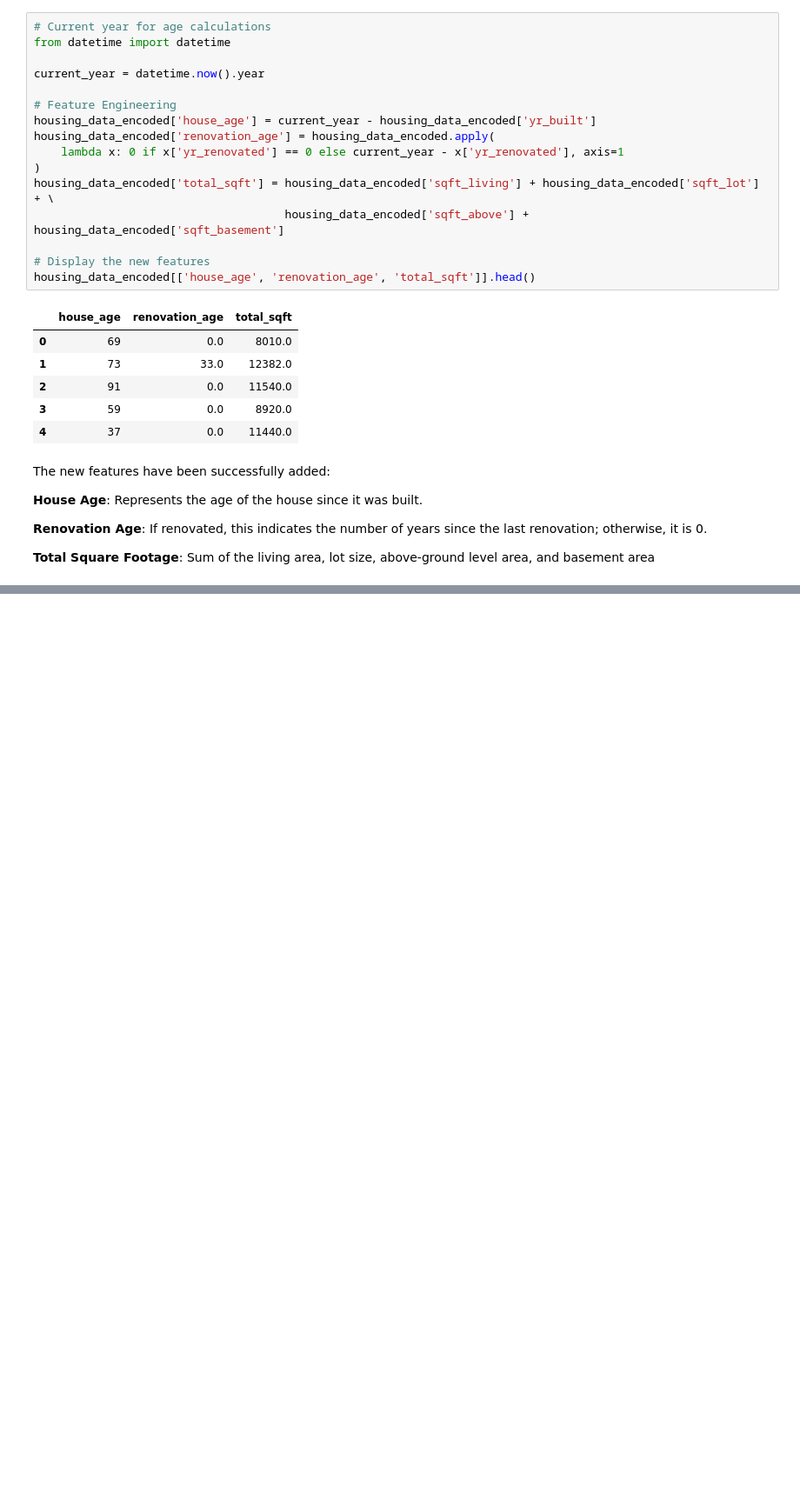
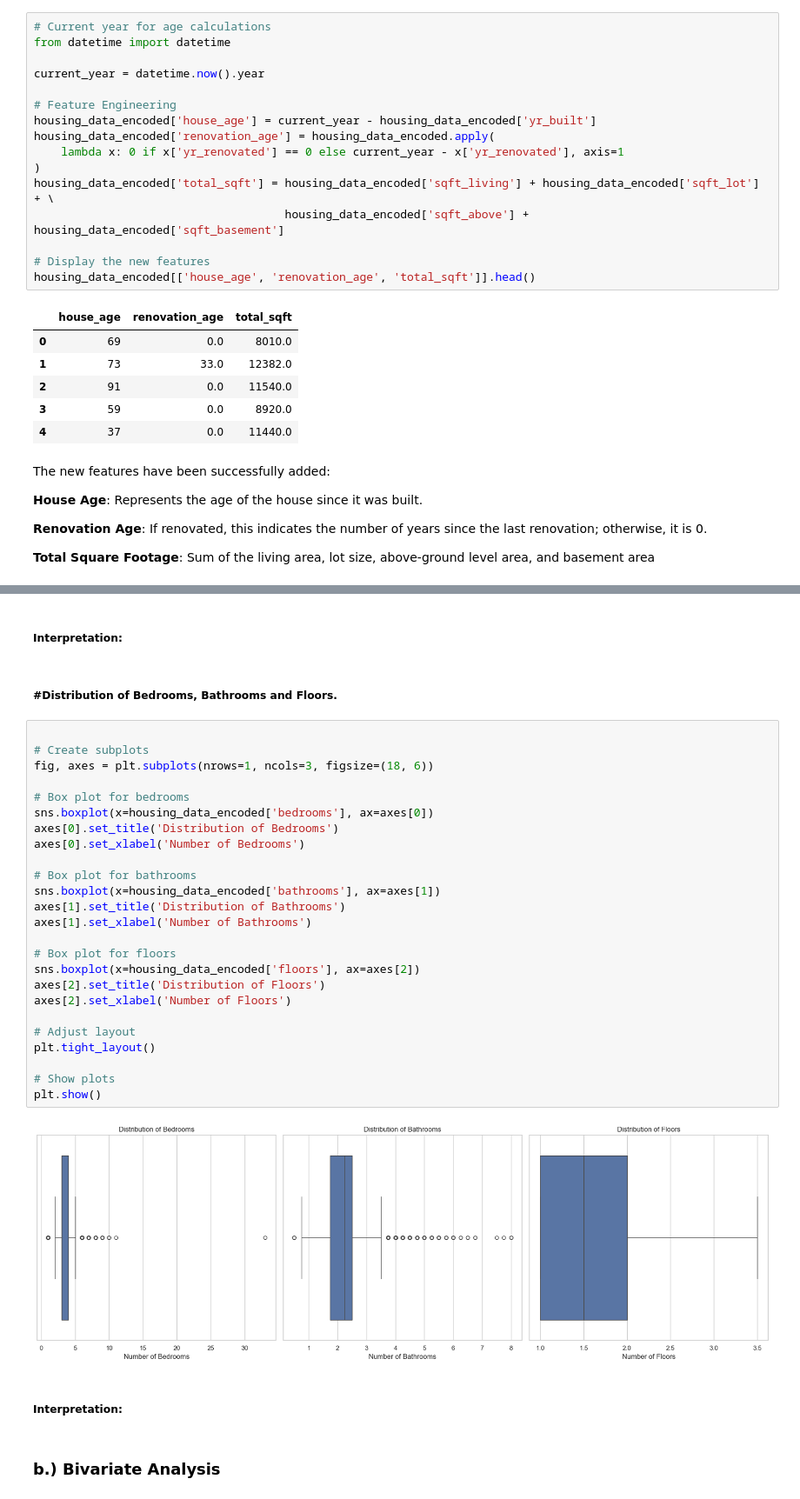
Before and after one commit to winnycodegurl/dsc-phase-2-projectgroup4, a Jupyter notebook: student.ipynb, the cells around one changed output, grey strips where cells are left out. Shown: that part at 87% size. Cells and saved outputs as stored; diff of their text form; blank space fills up the shorter version.

```diff
--- a/student.ipynb
+++ b/student.ipynb
@@ -435,0 +531,35 @@ The new features have been successfully added:
+# %% [markdown]
+##### Interpretation:
+# %% [markdown]
+##### #Distribution of Bedrooms, Bathrooms and Floors.
+# %%
+
+# Create subplots
+fig, axes = plt.subplots(nrows=1, ncols=3, figsize=(18, 6))
+
+# Box plot for bedrooms
+sns.boxplot(x=housing_data_encoded['bedrooms'], ax=axes[0])
+axes[0].set_title('Distribution of Bedrooms')
+axes[0].set_xlabel('Number of Bedrooms')
+
+# Box plot for bathrooms
+sns.boxplot(x=housing_data_encoded['bathrooms'], ax=axes[1])
+axes[1].set_title('Distribution of Bathrooms')
+axes[1].set_xlabel('Number of Bathrooms')
+
+# Box plot for floors
+sns.boxplot(x=housing_data_encoded['floors'], ax=axes[2])
+axes[2].set_title('Distribution of Floors')
+axes[2].set_xlabel('Number of Floors')
+
+# Adjust layout
+plt.tight_layout()
+
+# Show plots
+plt.show()
+# %% [output]
+[figure, added]
+# %% [markdown]
+##### Interpretation:
+# %% [markdown]
+### b.) Bivariate Analysis
```
Also changed, not shown: parts of 25 cells of this notebook.
